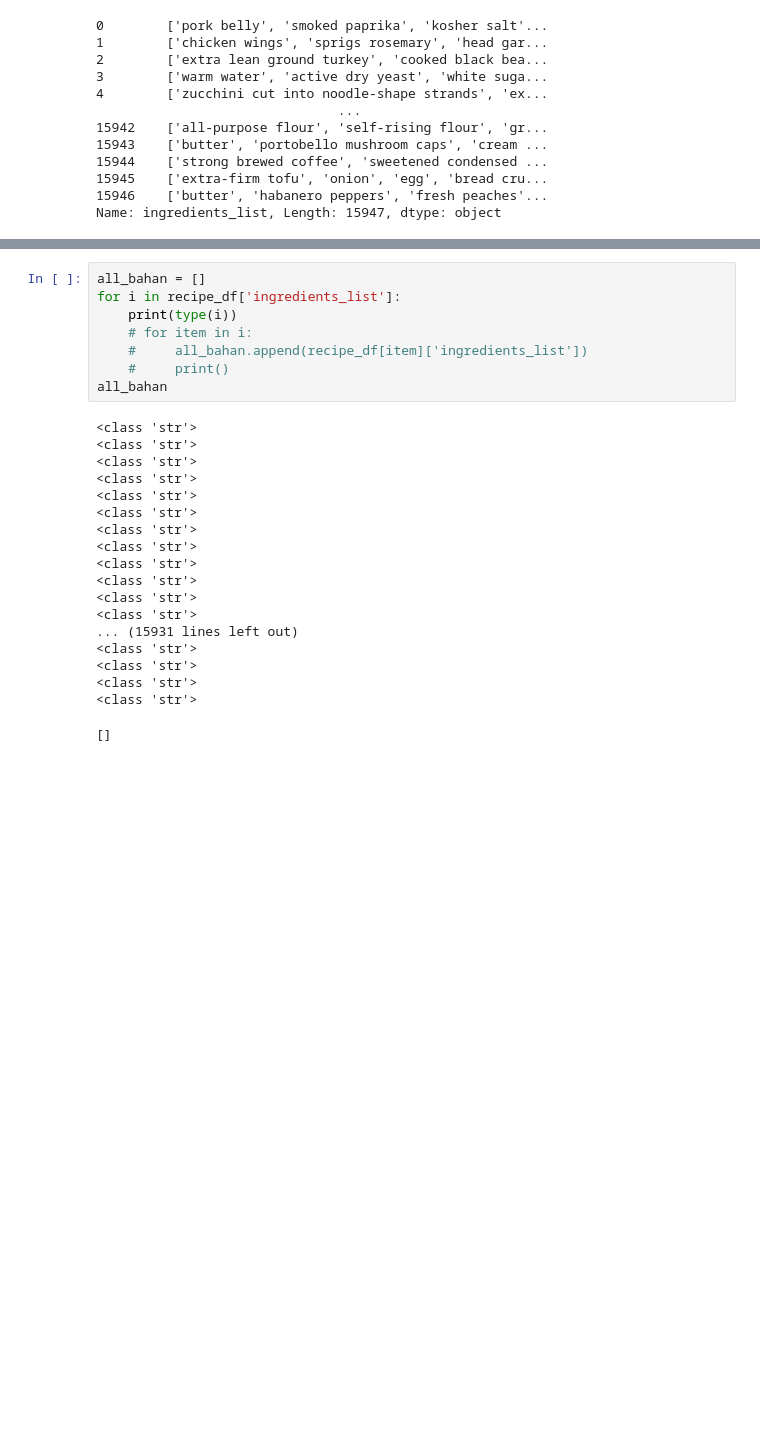
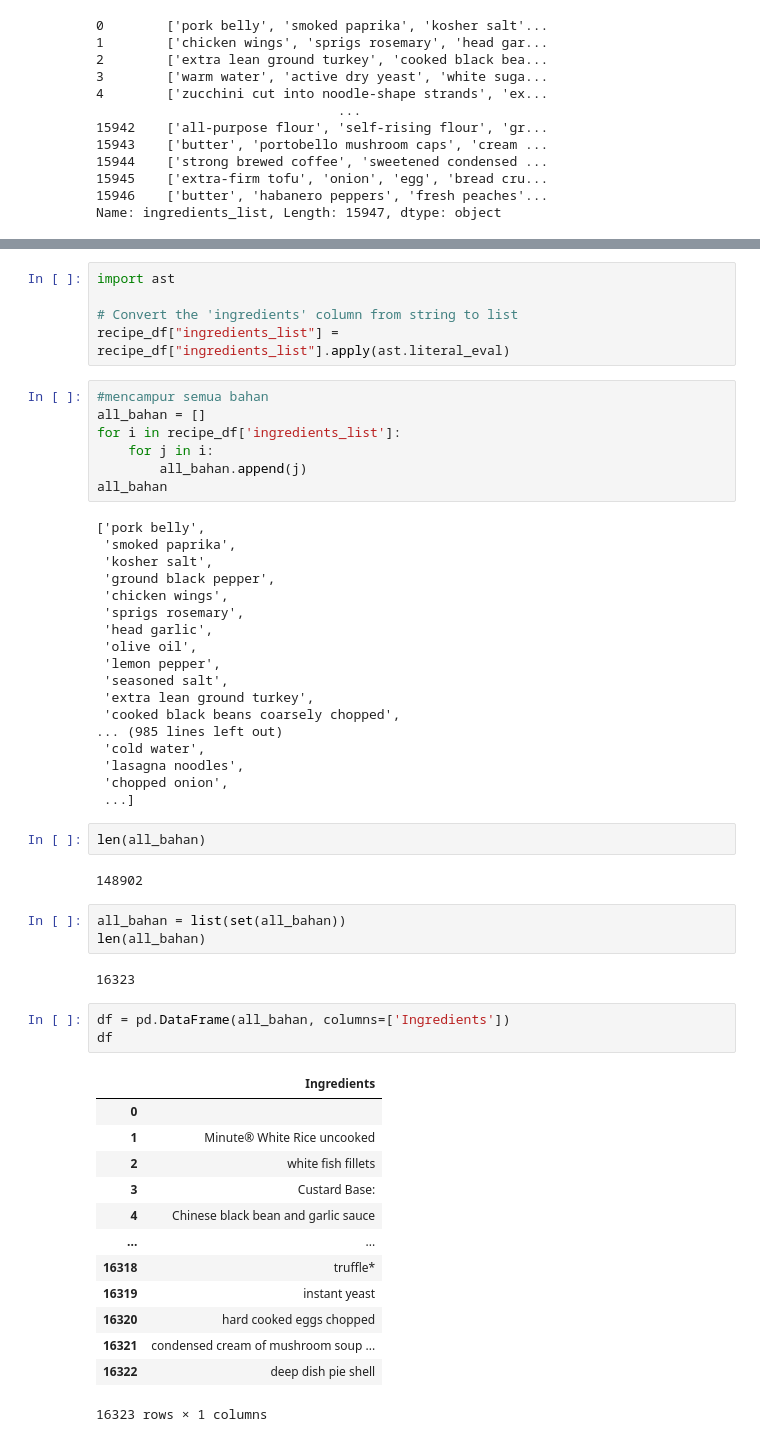
Before and after one commit to Cortana-Coders/final_nutrition, a Jupyter notebook: model/recipe_recommendation_system.ipynb, the cells around one changed output, grey strips where cells are left out. Cells and saved outputs as stored; diff of their text form; blank space fills up the shorter version.

```diff
--- a/model/recipe_recommendation_system.ipynb
+++ b/model/recipe_recommendation_system.ipynb
@@ -322,27 +300,56 @@ bahan
+# %%
+import ast
+
+# Convert the 'ingredients' column from string to list
+recipe_df["ingredients_list"] = recipe_df["ingredients_list"].apply(ast.literal_eval)
 # %%
+#mencampur semua bahan
 all_bahan = []
 for i in recipe_df['ingredients_list']:
-    print(type(i))
-    # for item in i:
-    #     all_bahan.append(recipe_df[item]['ingredients_list'])
-    #     print()
+    for j in i:
+        all_bahan.append(j)
 all_bahan
 # %% [output]
-<class 'str'>
-<class 'str'>
-<class 'str'>
-<class 'str'>
-<class 'str'>
-<class 'str'>
-<class 'str'>
-<class 'str'>
-<class 'str'>
-<class 'str'>
-<class 'str'>
-<class 'str'>
-... (15931 lines left out)
-<class 'str'>
-<class 'str'>
-<class 'str'>
-<class 'str'>
+['pork belly',
+ 'smoked paprika',
+ 'kosher salt',
+ 'ground black pepper',
+ 'chicken wings',
+ 'sprigs rosemary',
+ 'head garlic',
+ 'olive oil',
+ 'lemon pepper',
+ 'seasoned salt',
+ 'extra lean ground turkey',
+ 'cooked black beans coarsely chopped',
+... (985 lines left out)
+ 'cold water',
+ 'lasagna noodles',
+ 'chopped onion',
+ ...]
-[]
+# %%
+len(all_bahan)
+# %% [output]
+148902
+# %%
+all_bahan = list(set(all_bahan))
+len(all_bahan)
+# %% [output]
+16323
+# %%
+df = pd.DataFrame(all_bahan, columns=['Ingredients'])
+df
+# %% [output]
+|  | Ingredients |
+| 0 |  |
+| 1 | Minute® White Rice uncooked |
+| 2 | white fish fillets |
+| 3 | Custard Base: |
+| 4 | Chinese black bean and garlic sauce |
+| ... | ... |
+| 16318 | truffle* |
+| 16319 | instant yeast |
+| 16320 | hard cooked eggs chopped |
+| 16321 | condensed cream of mushroom soup ... |
+| 16322 | deep dish pie shell |
+16323 rows × 1 columns
```
Also changed, not shown: parts of 5 cells of this notebook, 2 other files.
